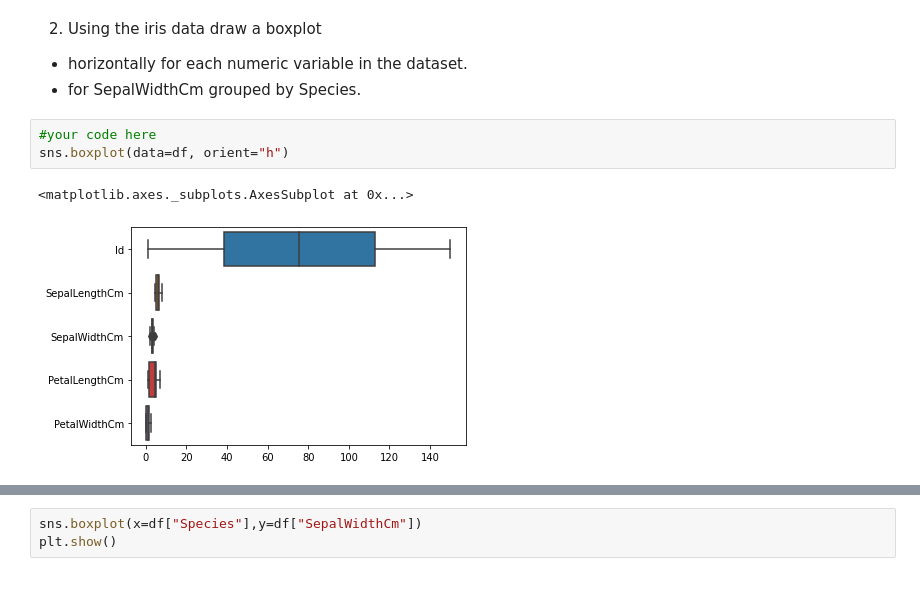
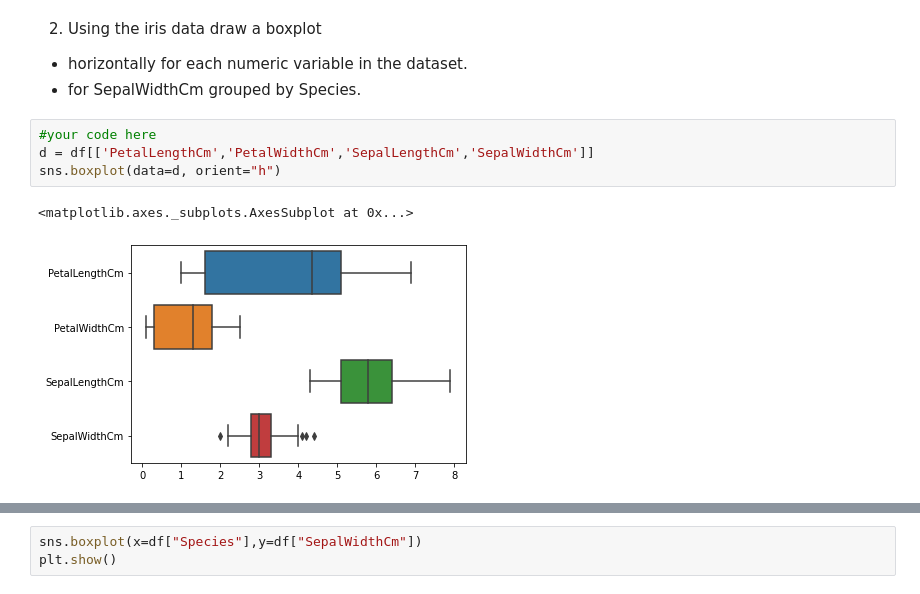
Before and after one commit to SwastiPatra/Spectrum-ID-2021, a Jupyter notebook: Task 2/Copy_of_TASK2(PART_I).ipynb, the cells around one changed output, grey strips where cells are left out. Drawn from its saved outputs; the diff is of its cells as text.

```diff
--- a/Task 2/Copy_of_TASK2(PART_I).ipynb
+++ b/Task 2/Copy_of_TASK2(PART_I).ipynb
@@ -171,7 +171,8 @@ sns.heatmap(df.corr(),annot = True,center=0)
 - for SepalWidthCm	 grouped by Species.
 # %%
 #your code here
-sns.boxplot(data=df, orient="h")
+d = df[['PetalLengthCm','PetalWidthCm','SepalLengthCm','SepalWidthCm']]
+sns.boxplot(data=d, orient="h")
 # %% [output]
 <matplotlib.axes._subplots.AxesSubplot at 0x...>
-[figure, old version]
+[figure, new version]
```
Also changed, not shown: parts of 7 cells of this notebook.
